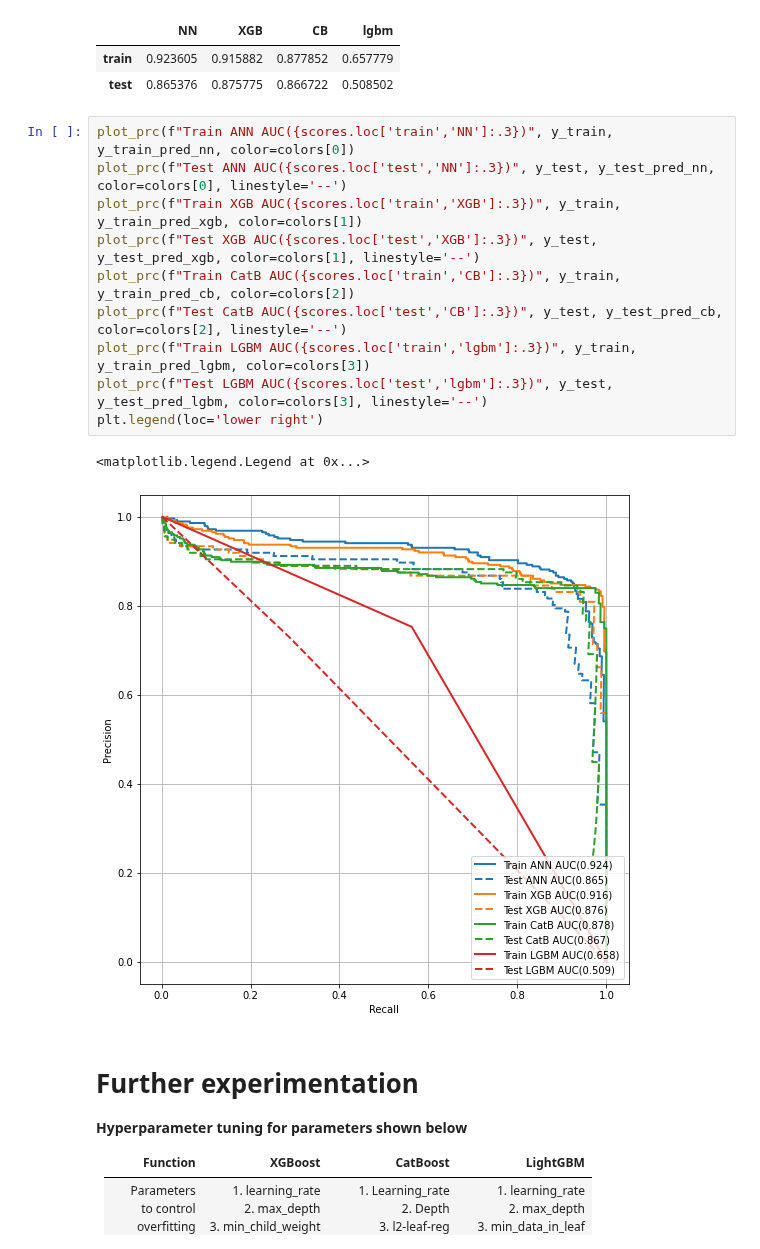
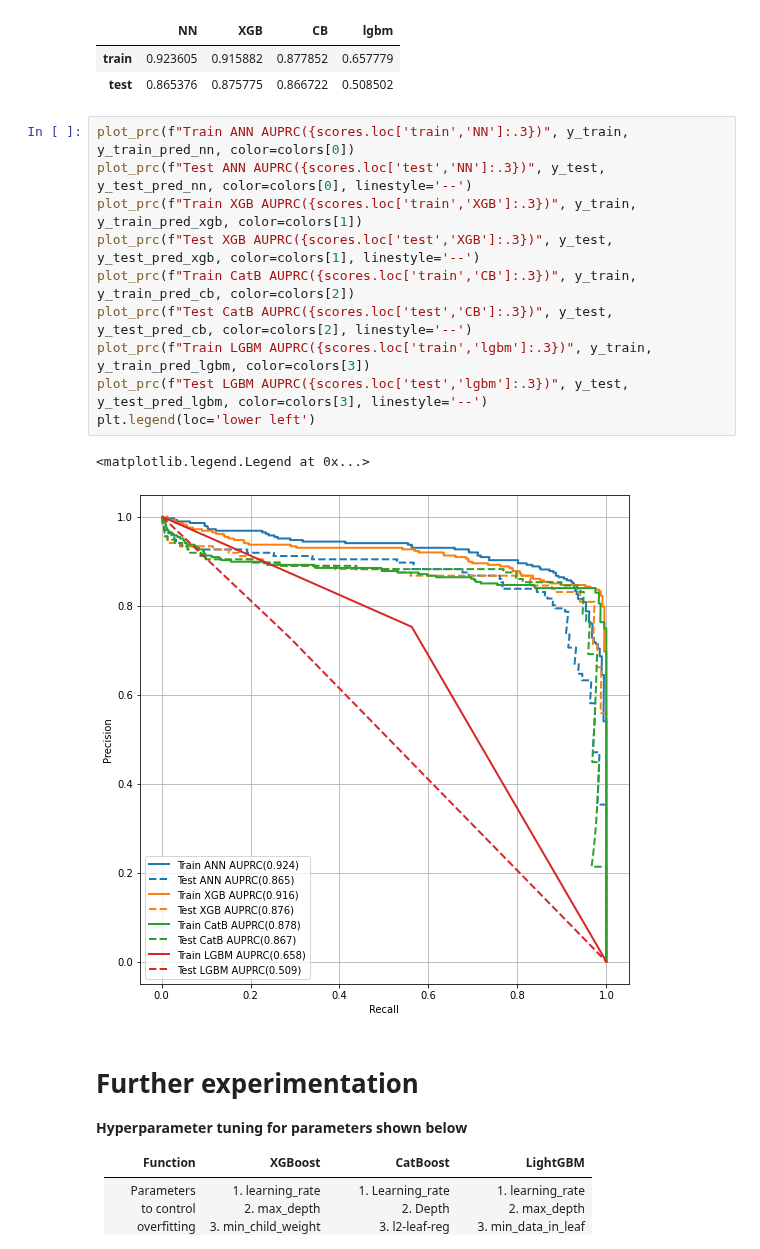
Before and after one commit to NotAndex/Demo, a Jupyter notebook: Supervised_anomaly_detection_comparison_of_models_.ipynb, the cells around one changed output. Cells and saved outputs as stored; diff of their text form.

```diff
--- a/Supervised_anomaly_detection_comparison_of_models_.ipynb
+++ b/Supervised_anomaly_detection_comparison_of_models_.ipynb
@@ -422,18 +422,18 @@ scores
 | train | 0.923605 | 0.915882 | 0.877852 | 0.657779 |
 | test | 0.865376 | 0.875775 | 0.866722 | 0.508502 |
 # %%
-plot_prc(f"Train ANN AUC({scores.loc['train','NN']:.3})", y_train, y_train_pred_nn, color=colors[0])
-plot_prc(f"Test ANN AUC({scores.loc['test','NN']:.3})", y_test, y_test_pred_nn, color=colors[0], linestyle='--')
-plot_prc(f"Train XGB AUC({scores.loc['train','XGB']:.3})", y_train, y_train_pred_xgb, color=colors[1])
-plot_prc(f"Test XGB AUC({scores.loc['test','XGB']:.3})", y_test, y_test_pred_xgb, color=colors[1], linestyle='--')
-plot_prc(f"Train CatB AUC({scores.loc['train','CB']:.3})", y_train, y_train_pred_cb, color=colors[2])
-plot_prc(f"Test CatB AUC({scores.loc['test','CB']:.3})", y_test, y_test_pred_cb, color=colors[2], linestyle='--')
-plot_prc(f"Train LGBM AUC({scores.loc['train','lgbm']:.3})", y_train, y_train_pred_lgbm, color=colors[3])
-plot_prc(f"Test LGBM AUC({scores.loc['test','lgbm']:.3})", y_test, y_test_pred_lgbm, color=colors[3], linestyle='--')
-plt.legend(loc='lower right')
+plot_prc(f"Train ANN AUPRC({scores.loc['train','NN']:.3})", y_train, y_train_pred_nn, color=colors[0])
+plot_prc(f"Test ANN AUPRC({scores.loc['test','NN']:.3})", y_test, y_test_pred_nn, color=colors[0], linestyle='--')
+plot_prc(f"Train XGB AUPRC({scores.loc['train','XGB']:.3})", y_train, y_train_pred_xgb, color=colors[1])
+plot_prc(f"Test XGB AUPRC({scores.loc['test','XGB']:.3})", y_test, y_test_pred_xgb, color=colors[1], linestyle='--')
+plot_prc(f"Train CatB AUPRC({scores.loc['train','CB']:.3})", y_train, y_train_pred_cb, color=colors[2])
+plot_prc(f"Test CatB AUPRC({scores.loc['test','CB']:.3})", y_test, y_test_pred_cb, color=colors[2], linestyle='--')
+plot_prc(f"Train LGBM AUPRC({scores.loc['train','lgbm']:.3})", y_train, y_train_pred_lgbm, color=colors[3])
+plot_prc(f"Test LGBM AUPRC({scores.loc['test','lgbm']:.3})", y_test, y_test_pred_lgbm, color=colors[3], linestyle='--')
+plt.legend(loc='lower left')
 # %% [output]
 <matplotlib.legend.Legend at 0x...>
-[figure, old version]
+[figure, new version]
 # %% [markdown]
 # Further experimentation
 
```
